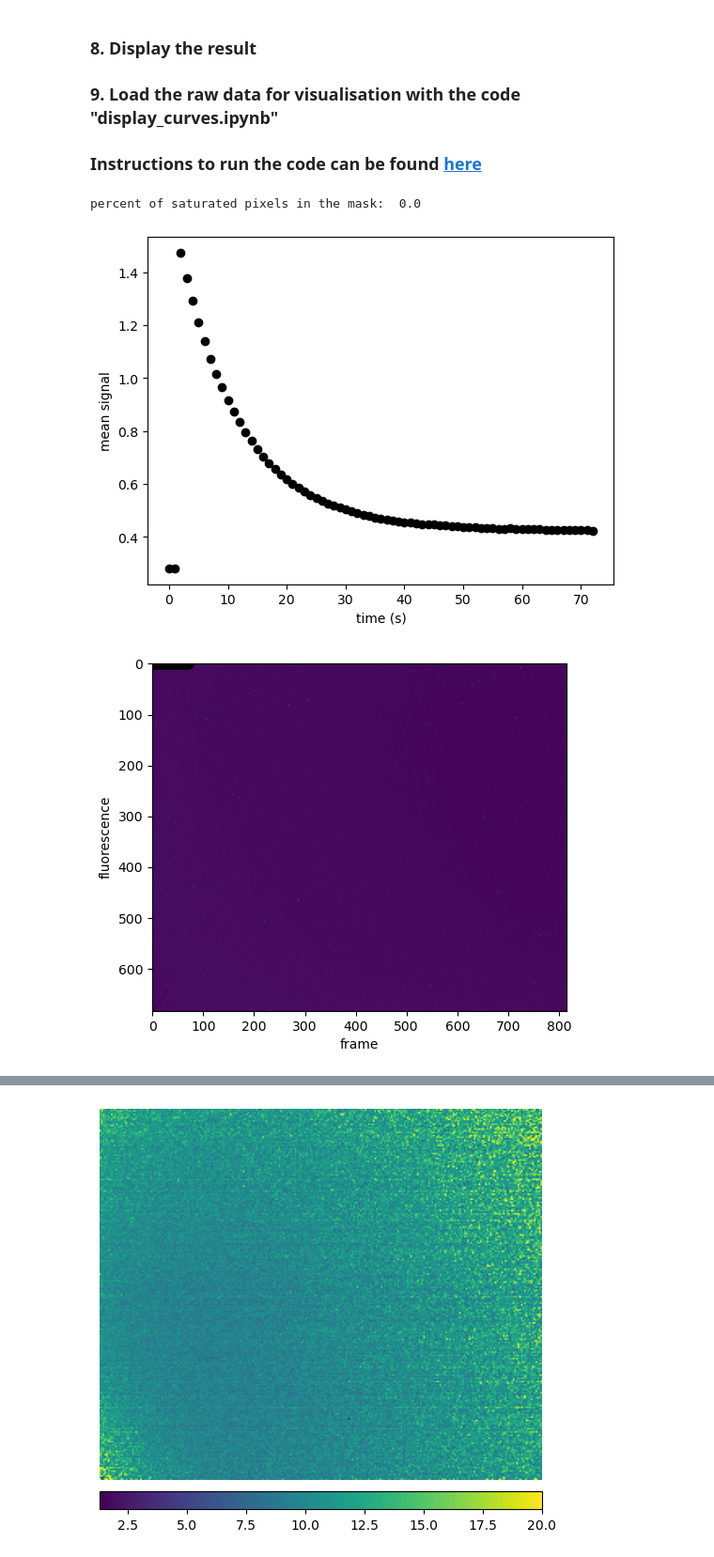
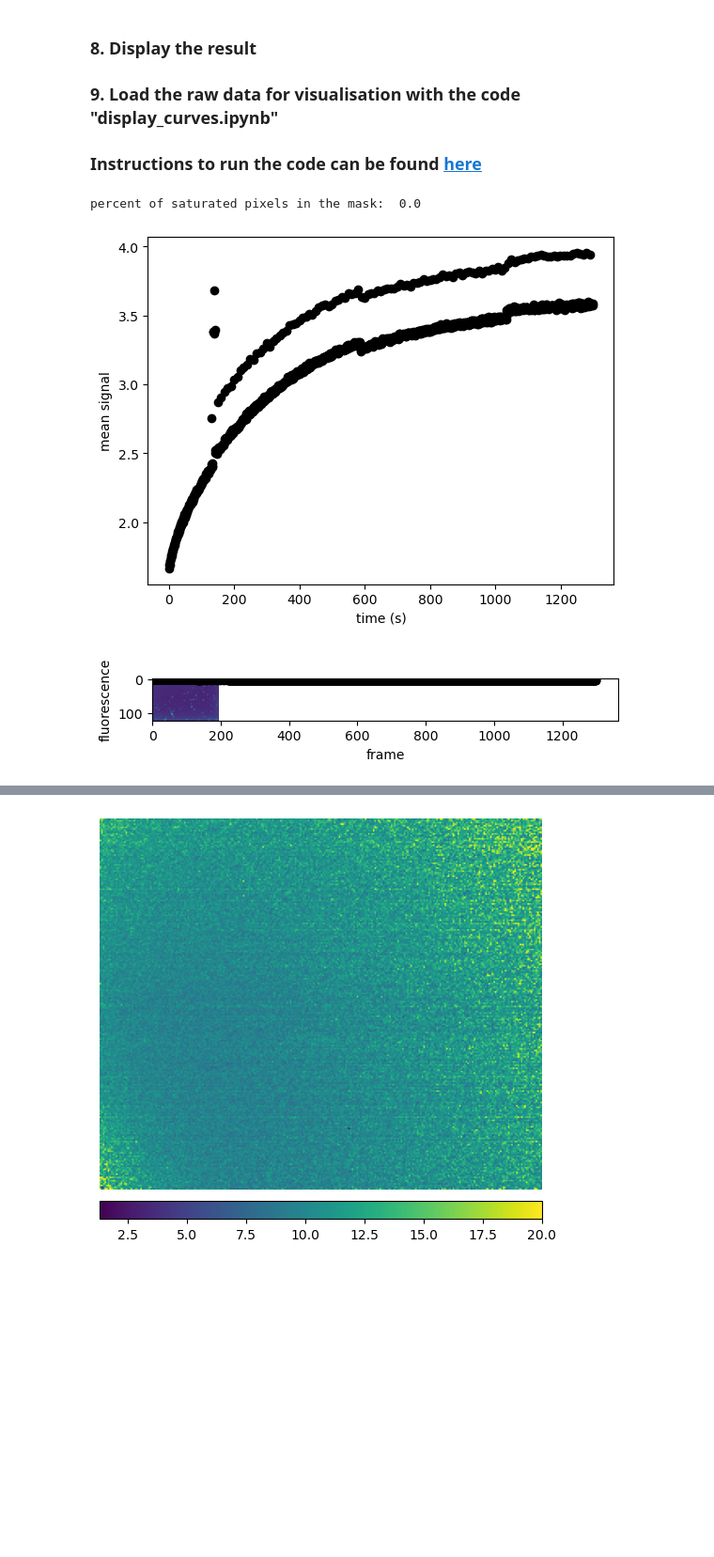
Before and after one commit to Alienor134/CSL-forge, a Jupyter notebook: CSL-analysis/Dronpa2_video_UC2.ipynb, the cells around one changed output, grey strips where cells are left out. Shown at 94% size. Cells and saved outputs as stored; diff of their text form; code cells hidden in the pictures; blank space fills up the shorter version.

```diff
--- a/CSL-analysis/Dronpa2_video_UC2.ipynb
+++ b/CSL-analysis/Dronpa2_video_UC2.ipynb
@@ -69,7 +69,7 @@ loader = ExperimentLoader(
 
 #%matplotlib widget
 # %%
-idi= 602#586#
+idi= 671#602#586#
 exp = loader.find_by_id(idi)
 video = tiff.imread(exp.artifacts["video.tiff"].file)
 save_folder = glob.glob("C:/Users/alien/Documents/Github/CSL-forge/Experiments/%d_*"%idi)[0]
@@ -119,32 +119,32 @@ to_evaluate = video_downscaled[:,mask.flatten()]
 plt.plot(np.mean(to_evaluate, axis = 1), 'ok')
 plt.xlabel('frame')
 plt.ylabel('fluorescence')
 
 
 start = 2
 stop = len(to_evaluate)
 
 
 #fit on the mean value before performing the fit on each pixel
 params = simple_tau(np.mean(to_evaluate[start:stop], axis = 1), timing[start:stop], sample_rate = framerate)
 
 time = timing[start:stop]
 time -= time[0]
 plt.figure()
 plt.plot(time, np.mean(to_evaluate[start:stop], axis = 1), "ok", label = "raw data")
 plt.plot(time, exp_decay(params, time), "k", label = "fit")
 plt.xlabel('time(s)')
 plt.ylabel("fluorescence")
 plt.legend()
 plt.savefig(save_folder + "/" + "mean_decay_fit_D2.png")
 
 
 sat = np.sum(to_evaluate[0]==255)/len(to_evaluate[0].flatten())*100
 print("percent of saturated pixels in the mask: ", sat)
 
 if sat > 2:
     print("WARNING, more than 2% of the pixels are saturated on the first frame, try acquiring the movie with shorter exposure/smaller gain.")
 # %% [output]
 percent of saturated pixels in the mask:  0.0
-[figure, old version]
+[figure, new version]
-[figure, old version]
+[figure, new version]
```
Also changed, not shown: parts of 1 cell of this notebook, 12 other files.
